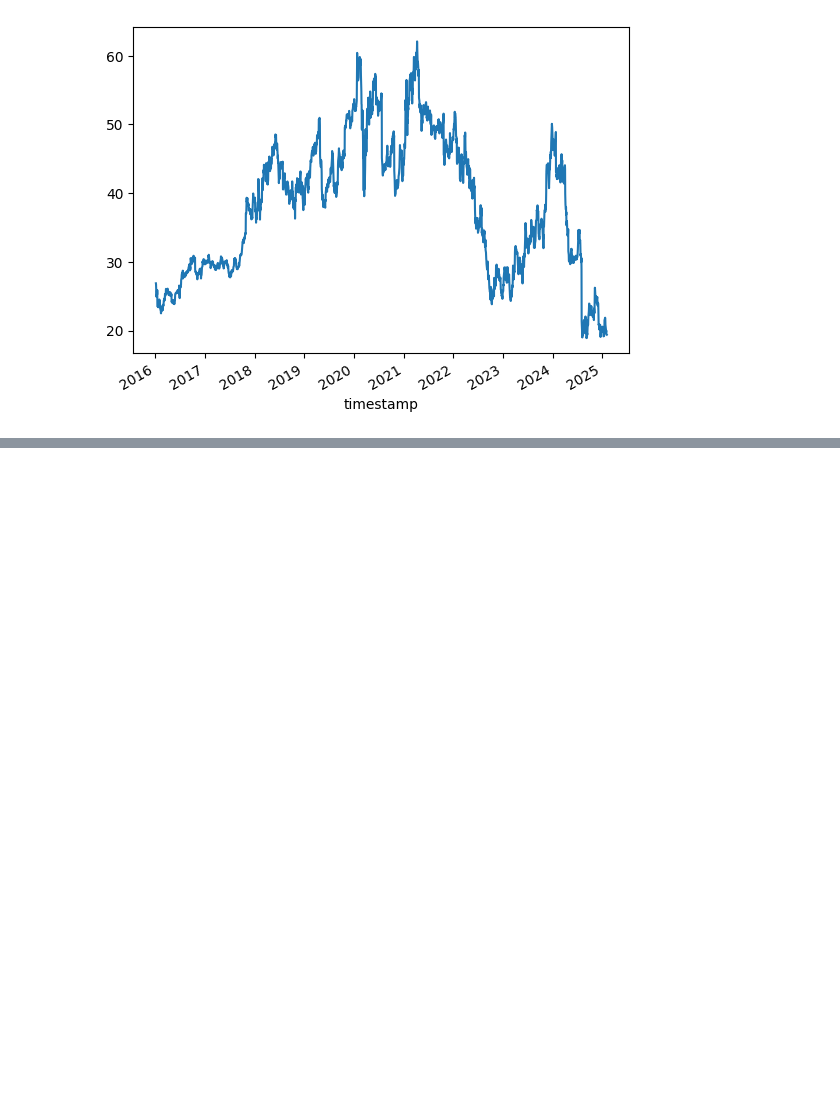
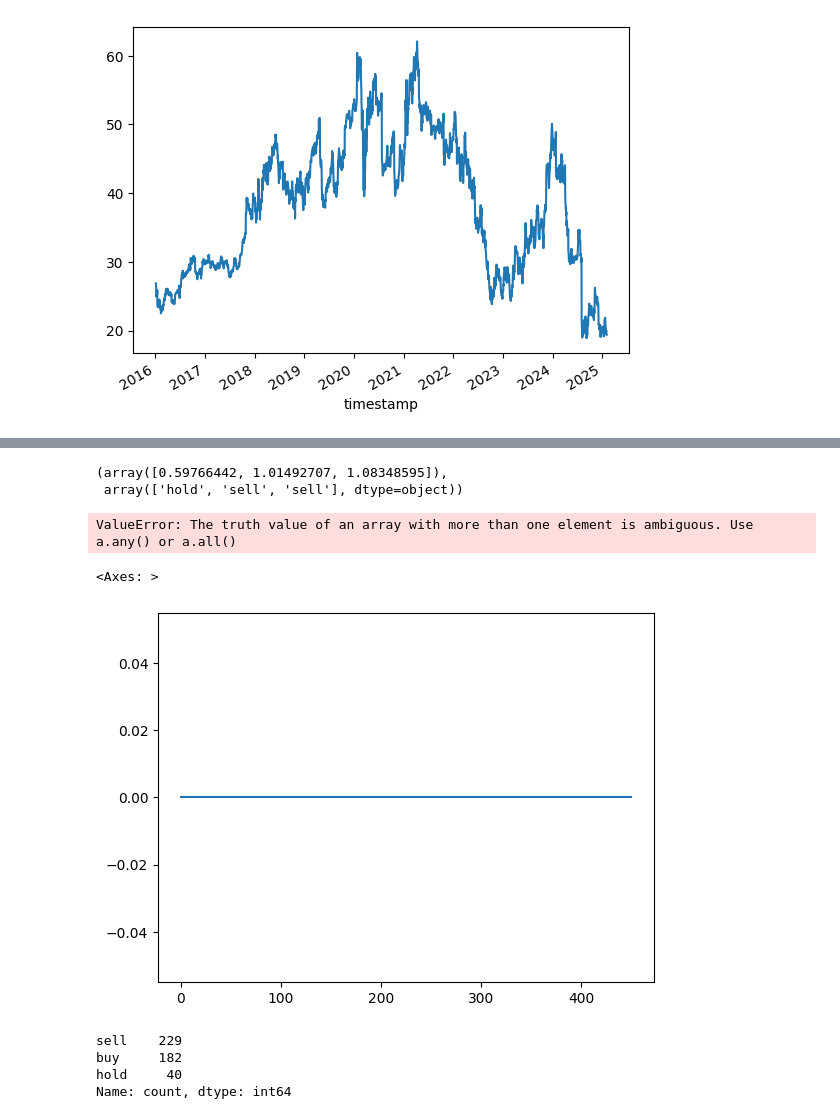
Before and after one commit to AxelGard/cira-examples, a Jupyter notebook: more_pipes.ipynb, the cells around one changed output, grey strips where cells are left out. Saved outputs shown, nothing was run; the diff lists cells and outputs as text; code cells hidden in the pictures; blank space fills up the shorter version.

```diff
--- a/more_pipes.ipynb
+++ b/more_pipes.ipynb
@@ -88,0 +174,49 @@ plt.show()
+# %%
+y_pred_reg[:3], y_pred_class[:3]
+# %% [output]
+(array([0.59766442, 1.01492707, 1.08348595]),
+ array(['hold', 'sell', 'sell'], dtype=object))
+# %%
+from numpy import ndarray
+from pandas import DataFrame
+
+class MultiPipeExampleStartegy(cira.strategy.Strategy):
+    def __init__(self, pipeline_1: Pipeline, pipeline_2: Pipeline, allocation_pct: float = 0.01):
+        super().__init__(name="MultiPipeExampleStartegy(CLASSIFIER + REGRESSOR)")
+        self.pipeline_1 = pipeline_1
+        self.pipeline_2 = pipeline_2
+        self.actions = []
+        self.predictions_1 = []
+        self.predictions_2 = []
+        self.allocation_pct = allocation_pct
+
+    def iterate(self, feature_data: DataFrame, prices: DataFrame, portfolio: ndarray, cash:float) -> ndarray:
+        y_pred_1 = self.pipeline_1.predict(feature_data)
+        action = 0
+        self.predictions_1.append(y_pred_1[-1])
+        y_pred_2 = self.pipeline_2.predict(feature_data)[-1]
+        self.predictions_2.append(y_pred_2)
+        if y_pred_1[-1] == "buy":
+            action = min(cash * y_pred_2 / prices.values[-1][0], cash * self.allocation_pct)
+        elif y_pred_1[-1] == "sell" and portfolio[-1] > 0:
+            action = (- y_pred_2 * portfolio[-1], - cash * self.allocation_pct)
+        self.actions.append(action)
+        return np.array([action]).astype(float)
+# %%
+strat = MultiPipeExampleStartegy(classification_pipeline, regression_pipeline)
+# %%
+cira.strategy.multi_strategy_backtest([cira.strategy.ByAndHold(), cira.strategy.DollarCostAveraging(1), strat], pd.DataFrame(X_test, columns=features), X_test_price.to_frame(), 100_000).plot()
+# %% [output]
+ValueError: The truth value of an array with more than one element is ambiguous. Use a.any() or a.all()
+# %%
+pd.Series(strat.actions).plot()
+# %% [output]
+<Axes: >
+[figure, added]
+# %%
+pd.Series(strat.predictions_1).value_counts()
+# %% [output]
+sell    229
+buy     182
+hold     40
+Name: count, dtype: int64
```
Also changed, not shown: parts of 9 cells of this notebook, 1 other file.
